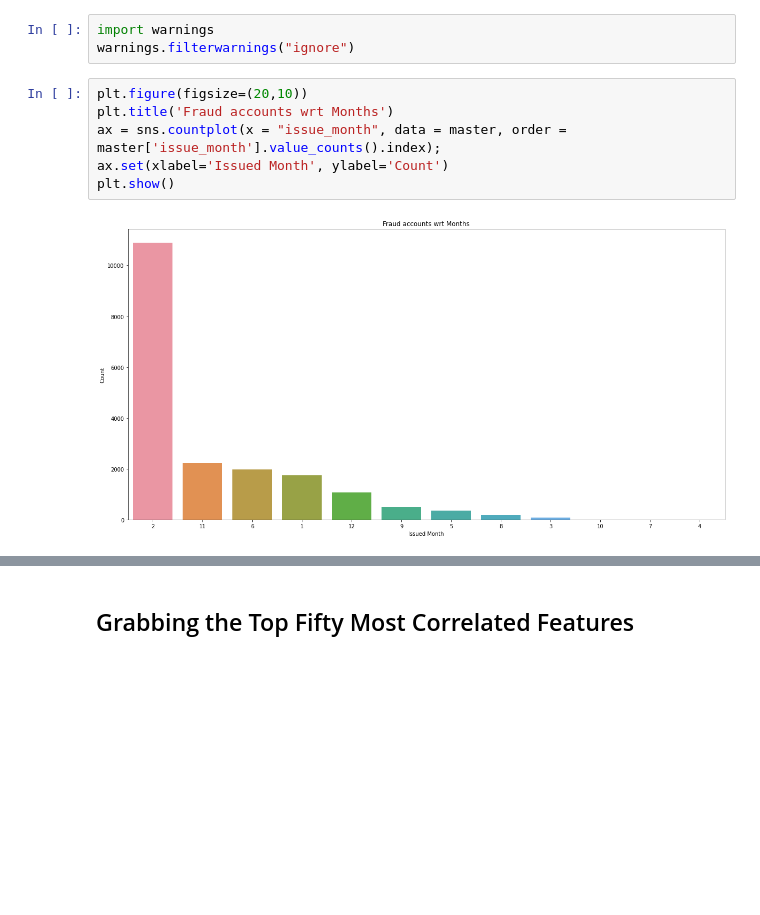
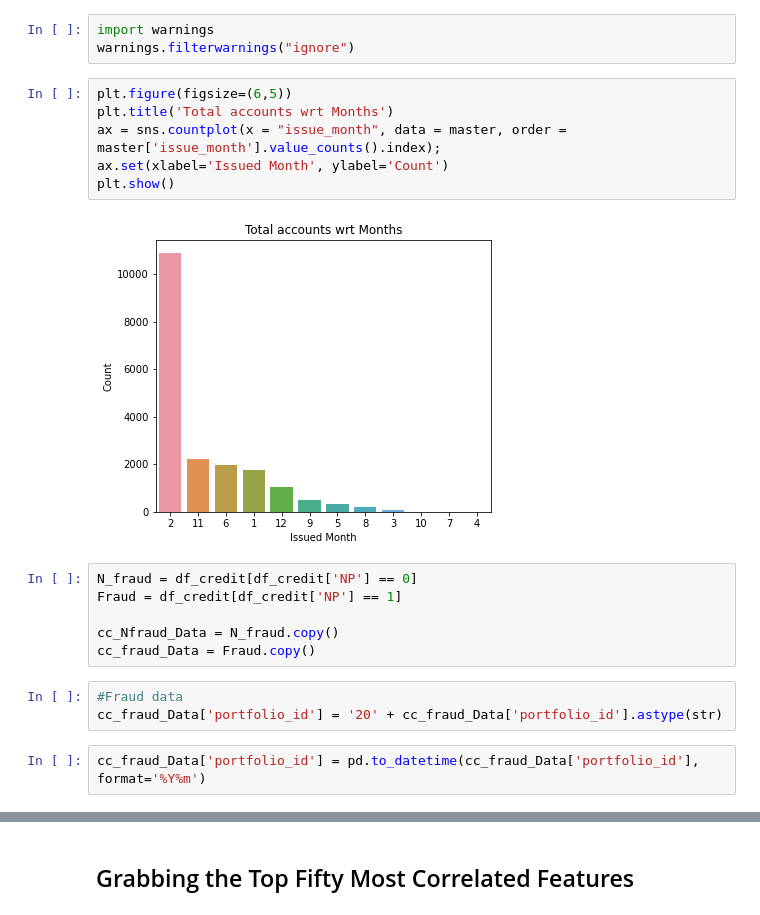
Before and after one commit to madhusanthan/Credit-Fraud-Risk-Model, a Jupyter notebook: EDA.ipynb, the cells around one changed output, grey strips where cells are left out. Drawn from its saved outputs; the diff is of its cells as text; blank space fills up the shorter version.

```diff
--- a/EDA.ipynb
+++ b/EDA.ipynb
@@ -230,10 +253,21 @@ ax.set(xlabel='Product Credit Limit', ylabel='Count')
 import warnings
 warnings.filterwarnings("ignore")
 # %%
-plt.figure(figsize=(20,10))
-plt.title('Fraud accounts wrt Months')
+plt.figure(figsize=(6,5))
+plt.title('Total accounts wrt Months')
 ax = sns.countplot(x = "issue_month", data = master, order = master['issue_month'].value_counts().index);
 ax.set(xlabel='Issued Month', ylabel='Count')
 plt.show()
 # %% [output]
-[figure, old version]
+[figure, new version]
+# %%
+N_fraud = df_credit[df_credit['NP'] == 0]
+Fraud = df_credit[df_credit['NP'] == 1]
+
+cc_Nfraud_Data = N_fraud.copy()
+cc_fraud_Data = Fraud.copy()
+# %%
+#Fraud data
+cc_fraud_Data['portfolio_id'] = '20' + cc_fraud_Data['portfolio_id'].astype(str)
+# %%
+cc_fraud_Data['portfolio_id'] = pd.to_datetime(cc_fraud_Data['portfolio_id'], format='%Y%m')
```
Also changed, not shown: parts of 20 cells of this notebook.
